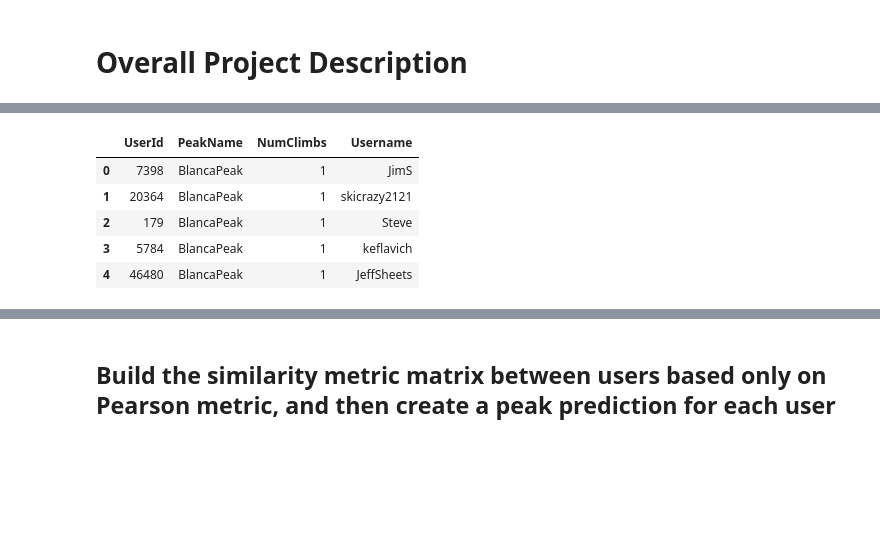
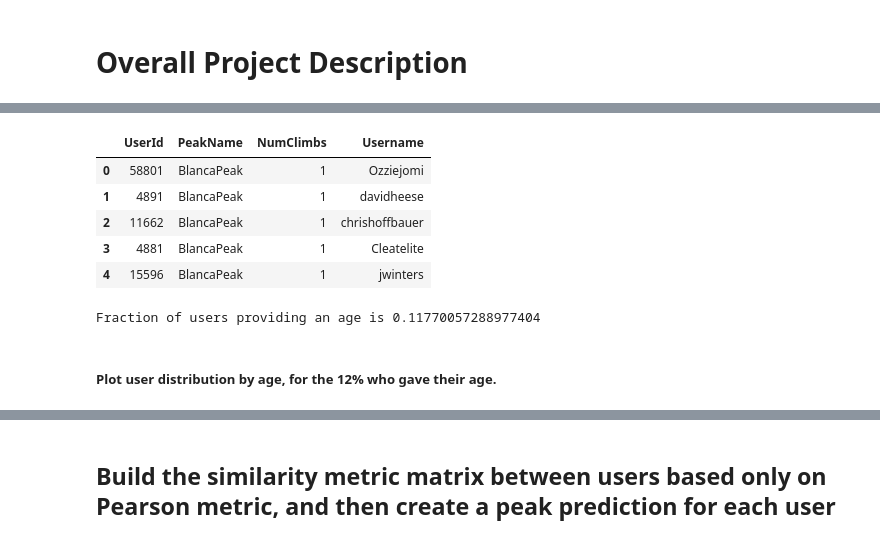
Before and after one commit to cnd9/forumAnalytics, a Jupyter notebook: 14erRecommender_UserUser_Collaborative_Model.ipynb, the cells around one changed output, grey strips where cells are left out. Saved outputs shown, nothing was run; the diff lists cells and outputs as text; code cells hidden in the pictures; blank space fills up the shorter version.

```diff
--- a/14erRecommender_UserUser_Collaborative_Model.ipynb
+++ b/14erRecommender_UserUser_Collaborative_Model.ipynb
@@ -42,23 +41,33 @@ Import checklist data that was previously scraped from a popular hiking website
 # %%
-fname_14erList = r'14erChecklistByUser_df'
-fname_13erList = r'13erChecklistByUser_df'
+fname_14erList = r'14erChecklistByUser_df_winterfix'
+fname_13erList = r'13erChecklistByUser_df_winterfix'
 
 df_14ers = pickle.load(open(fname_14erList,"rb"))
 df_14ers = df_14ers[df_14ers['PeakName']!=""]
 df_14ers = df_14ers.sort_values('PeakName')
 df_14ers['NumClimbs'] = df_14ers['NumClimbs'].apply(lambda x: -1 if x==0 else 1)
-#names = pd.Series(np.arange(len(names)), names)
 
-fname_user = r'user_profile_data_FULL'
+fname_user = r'user_profile_data_FULL_winterfix'
 user_df = pickle.load(open(fname_user,"rb"))
-user_df = user_df[['UserId','Username']]
+#user_df = user_df[['UserId','Username']]
 
-df_14ers = pd.merge(df_14ers, user_df, on='UserId', how='left')
+df_14ers = pd.merge(df_14ers, user_df[['UserId','Username']], on='UserId', how='left')
+df_14ers = df_14ers.drop_duplicates()
 df_14ers.head()
+#user_df.head()
 # %% [output]
 |  | UserId | PeakName | NumClimbs | Username |
-| 0 | 7398 | BlancaPeak | 1 | JimS |
-| 1 | 20364 | BlancaPeak | 1 | skicrazy2121 |
-| 2 | 179 | BlancaPeak | 1 | Steve |
-| 3 | 5784 | BlancaPeak | 1 | keflavich |
-| 4 | 46480 | BlancaPeak | 1 | JeffSheets |
+| 0 | 58801 | BlancaPeak | 1 | Ozziejomi |
+| 1 | 4891 | BlancaPeak | 1 | davidheese |
+| 2 | 11662 | BlancaPeak | 1 | chrishoffbauer |
+| 3 | 4881 | BlancaPeak | 1 | Cleatelite |
+| 4 | 15596 | BlancaPeak | 1 | jwinters |
+# %%
+user_df['Age']=user_df['Age'].apply(pd.to_numeric, errors='coerce').fillna(value=np.nan)
+nusers_tot = len(user_df)
+nusers_age = len(user_df[user_df['Age']>0])
+print('Fraction of users providing an age is '+ str(nusers_age/nusers_tot))
+# %% [output]
+Fraction of users providing an age is 0.11770057288977404
+# %% [markdown]
+##### Plot user distribution by age, for the 12% who gave their age.
```
Also changed, not shown: parts of 37 cells of this notebook.
